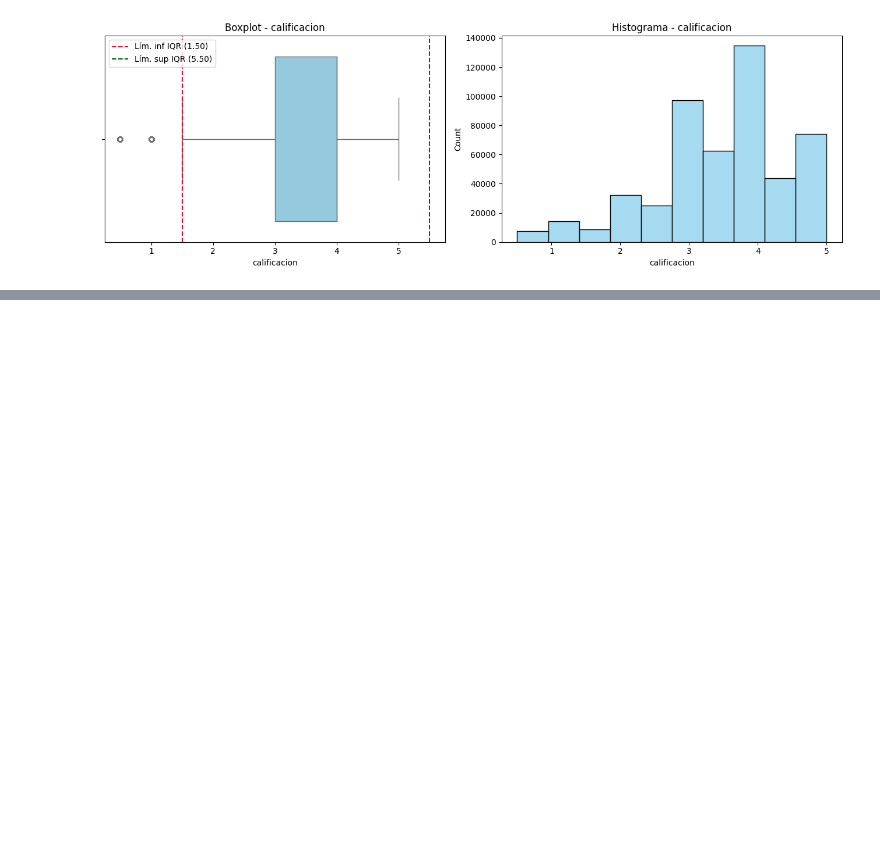
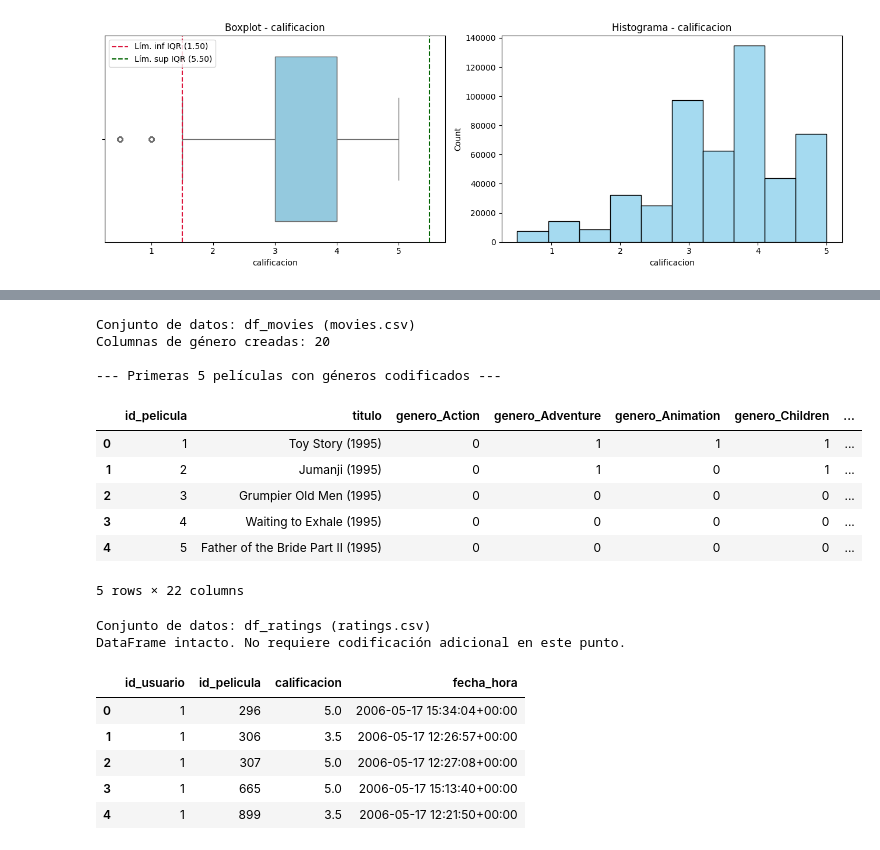
Before and after one commit to sheylamurillo/laboratorio4_conjunto-de-datos, a Jupyter notebook: lab4_IC2025.ipynb, the cells around one changed output, grey strips where cells are left out. Drawn from its saved outputs; the diff is of its cells as text; code cells hidden in the pictures; blank space fills up the shorter version.

Commit message:
Agregar imputación y conversiones de datos

```diff
--- a/lab4_IC2025.ipynb
+++ b/lab4_IC2025.ipynb
@@ -214,0 +338,43 @@ Fuera de rango IQR = 22012
+# %%
+print("Conjunto de datos: df_movies (movies.csv)")
+
+# Crear una columna de presencia o ausencia para cada género
+generos_numericos = (
+    df_movies["generos"]
+    .str.get_dummies(sep="|")
+    .add_prefix("genero_")
+)
+
+df_movies_numerico = pd.concat(
+    [df_movies.drop(columns="generos"), generos_numericos],
+    axis=1
+)
+
+print(f"Columnas de género creadas: {generos_numericos.shape[1]}")
+print("\n--- Primeras 5 películas con géneros codificados ---")
+display(df_movies_numerico.head())
+
+
+print("\nConjunto de datos: df_ratings (ratings.csv)")
+print("DataFrame intacto. No requiere codificación adicional en este punto.")
+display(df_ratings.head())
+# %% [output]
+Conjunto de datos: df_movies (movies.csv)
+Columnas de género creadas: 20
+
+--- Primeras 5 películas con géneros codificados ---
+|  | id_pelicula | titulo | genero_Action | genero_Adventure | genero_Animation | genero_Children | ... |
+| 0 | 1 | Toy Story (1995) | 0 | 1 | 1 | 1 | ... |
+| 1 | 2 | Jumanji (1995) | 0 | 1 | 0 | 1 | ... |
+| 2 | 3 | Grumpier Old Men (1995) | 0 | 0 | 0 | 0 | ... |
+| 3 | 4 | Waiting to Exhale (1995) | 0 | 0 | 0 | 0 | ... |
+| 4 | 5 | Father of the Bride Part II (1995) | 0 | 0 | 0 | 0 | ... |
+5 rows × 22 columns
+Conjunto de datos: df_ratings (ratings.csv)
+DataFrame intacto. No requiere codificación adicional en este punto.
+|  | id_usuario | id_pelicula | calificacion | fecha_hora |
+| 0 | 1 | 296 | 5.0 | 2006-05-17 15:34:04+00:00 |
+| 1 | 1 | 306 | 3.5 | 2006-05-17 12:26:57+00:00 |
+| 2 | 1 | 307 | 5.0 | 2006-05-17 12:27:08+00:00 |
+| 3 | 1 | 665 | 5.0 | 2006-05-17 15:13:40+00:00 |
+| 4 | 1 | 899 | 3.5 | 2006-05-17 12:21:50+00:00 |
```
Also changed, not shown: parts of 5 cells of this notebook.
